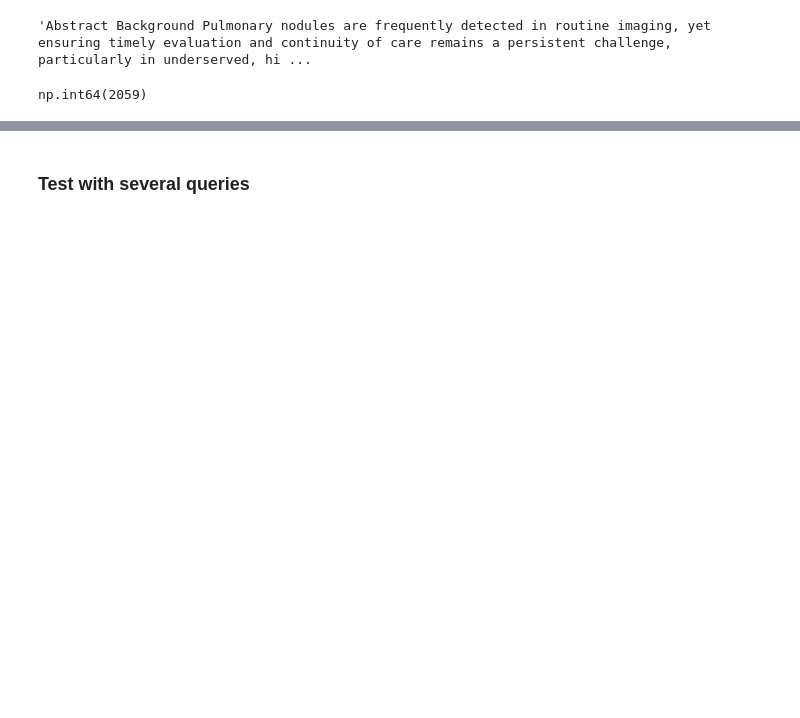
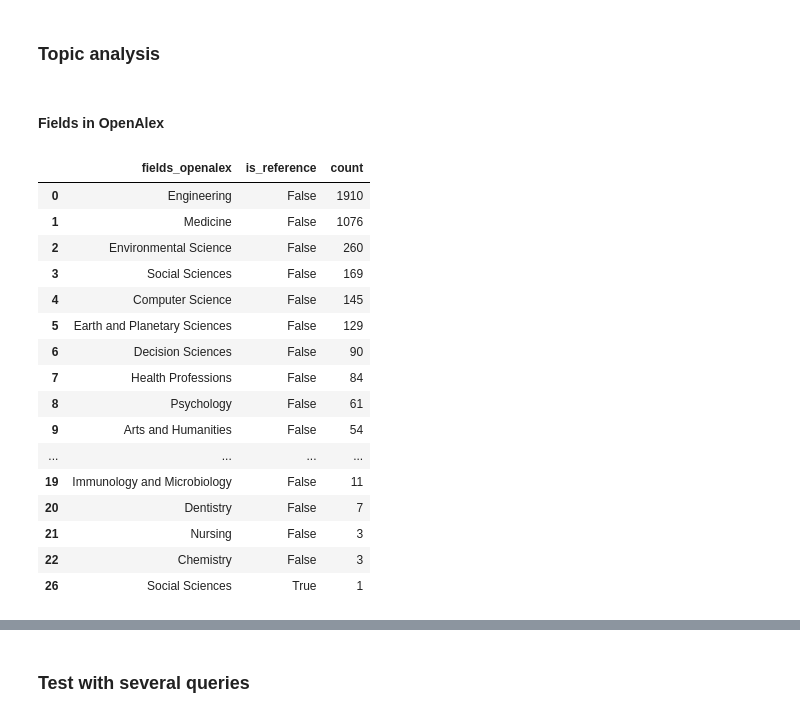
Before and after one commit to TUDelft-CITG/SLR-RAG, a Jupyter notebook: notebooks/test_api_extraction.ipynb, the cells around one changed output, grey strips where cells are left out. Cells and saved outputs as stored; diff of their text form; code cells hidden in the pictures; blank space fills up the shorter version.

```diff
--- a/notebooks/test_api_extraction.ipynb
+++ b/notebooks/test_api_extraction.ipynb
@@ -192,4 +105,4 @@ df_recent[df_recent["topic_openalex"] == "Structural Response to Dynamic Loads"]
-# %%
-df_recent.loc[2185]["abstract"]
-# %% [output]
-'Abstract Background Pulmonary nodules are frequently detected in routine imaging, yet ensuring timely evaluation and continuity of care remains a persistent challenge, particularly in underserved, hi ...
+# %% [markdown]
+### Topic analysis
+# %% [markdown]
+#### Fields in OpenAlex
@@ -196 +111,49 @@ df_recent.loc[2185]["abstract"]
+# %%
+import plotly.express as px
+
+
+def group_by_col_ref(
+    df_input: pd.DataFrame, name_topic_col: str, min_count_to_keep: int = 1
+):
+    df_gb_top = (
+        df_input.groupby([name_topic_col])
+        .size()
+        .sort_values(ascending=False)
+        .rename("count")
+        .reset_index()
+    )
+
+    df_gb_top = df_gb_top[(df_gb_top["count"] > min_count_to_keep)]
+
+    df_ret = (
+        df_input.groupby([name_topic_col, "is_reference"])
+        .size()
+        .sort_values(ascending=False)
+        .rename("count")
+        .reset_index()
+    )
+    df_ret = df_ret[df_ret[name_topic_col].isin(df_gb_top[name_topic_col].unique())]
+    return df_ret
+
+
+df_common_fields_openalex = group_by_col_ref(df_recent, "fields_openalex")
+df_common_fields_openalex
+# %% [output]
+|  | fields_openalex | is_reference | count |
+| 0 | Engineering | False | 1910 |
+| 1 | Medicine | False | 1076 |
+| 2 | Environmental Science | False | 260 |
+| 3 | Social Sciences | False | 169 |
+| 4 | Computer Science | False | 145 |
+| 5 | Earth and Planetary Sciences | False | 129 |
+| 6 | Decision Sciences | False | 90 |
+| 7 | Health Professions | False | 84 |
+| 8 | Psychology | False | 61 |
+| 9 | Arts and Humanities | False | 54 |
+| ... | ... | ... | ... |
+| 19 | Immunology and Microbiology | False | 11 |
+| 20 | Dentistry | False | 7 |
+| 21 | Nursing | False | 3 |
+| 22 | Chemistry | False | 3 |
+| 26 | Social Sciences | True | 1 |
 # %%
@@ -202,4 +166,0 @@ px.bar(df_common_topic_openalex, x="topic_openalex", color="is_reference", y="co
-# %%
-df_common_topic_openalex["count"].sum()
-# %% [output]
-np.int64(2059)
```
Also changed, not shown: parts of 47 cells of this notebook, 8 other files.
